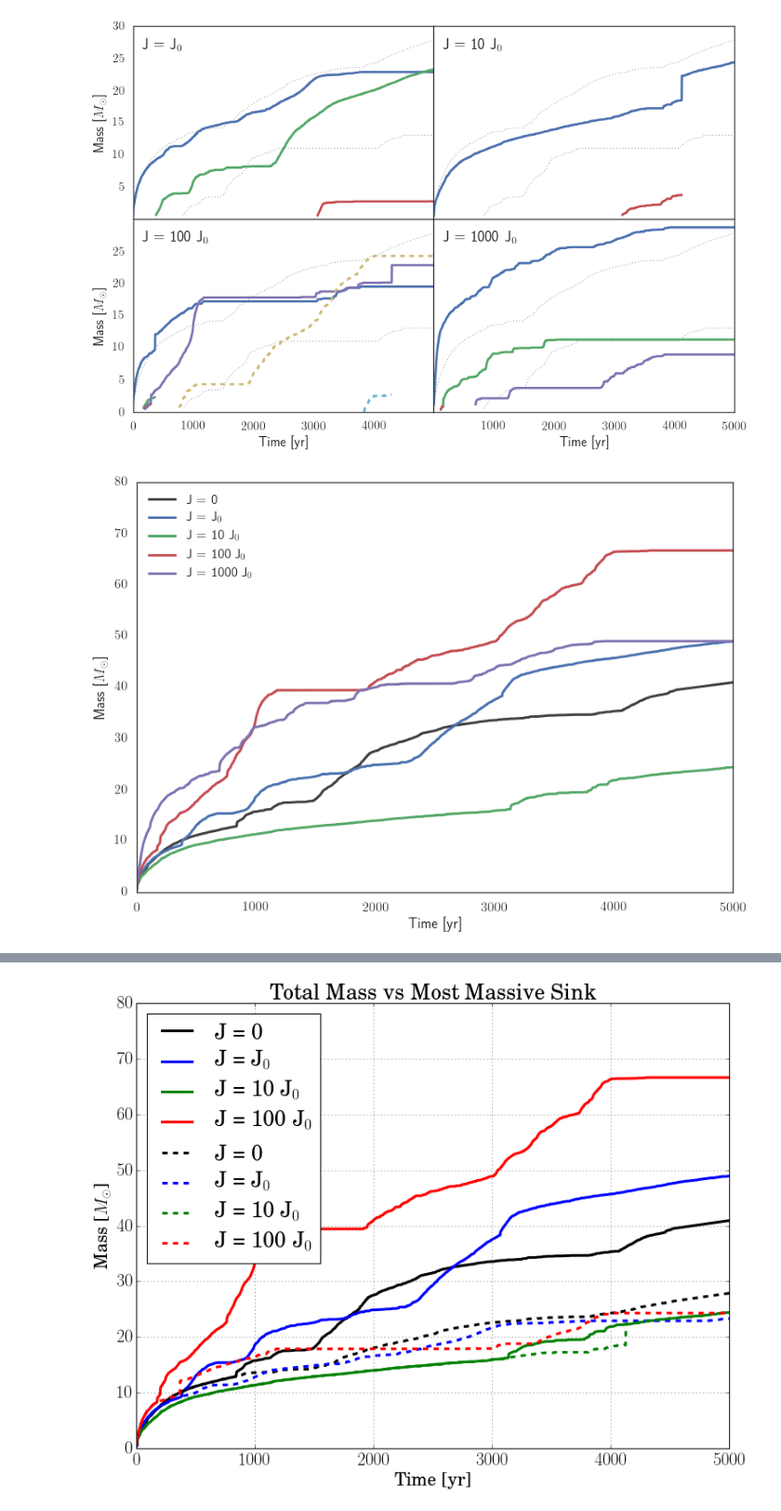
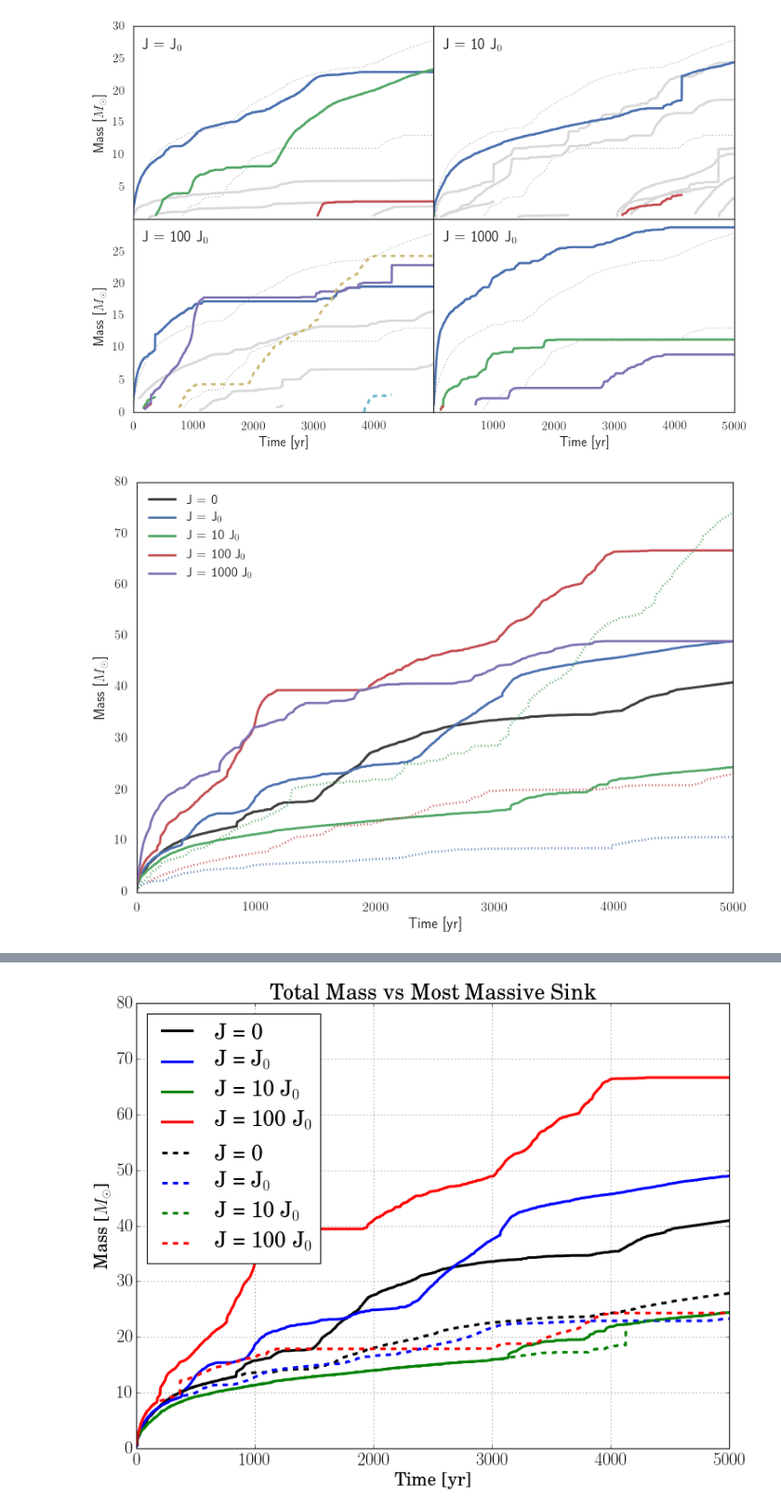
Before and after one commit to hummel/xray_notebooks, a Jupyter notebook: Sinks-tau.ipynb, the cells around one changed output, grey strips where cells are left out. Shown: that part at 93% size. Cells and saved outputs as stored; diff of their text form; code cells hidden in the pictures.

Commit message:
Plot shielded and unshielded sinks on same plot.

```diff
--- a/Sinks-tau.ipynb
+++ b/Sinks-tau.ipynb
@@ -33,6 +36,9 @@ data0 = sinkdata['xr_tau_J0']
 data1 = sinkdata['xr_tau_J1']
 data2 = sinkdata['xr_tau_J2']
 data3 = sinkdata['xr_tau_J3']
+data4 = sinkdata['XR_sfr_1e-1']
+data5 = sinkdata['XR_sfr_1e-2']
+data6 = sinkdata['XR_sfr_1e-3']
 # %%
 sinkdata
 # %% [output]
@@ -60,6 +66,9 @@ sinks0 = data0.set_index('time')
 sinks1 = data1.set_index('time')
 sinks2 = data2.set_index('time')
 sinks3 = data3.set_index('time')
+sinks4 = data4.set_index('time')
+sinks5 = data5.set_index('time')
+sinks6 = data6.set_index('time')
 # %%
 fig = plt.figure(2, figsize=(12,8))
 ax0 = fig.add_subplot(221)
@@ -70,12 +79,17 @@ ax3 = fig.add_subplot(224)
 slw = 3
 sls = ['-', '--']
 
-for i, (ax, sinkset) in enumerate([(ax0,sinks0), (ax1,sinks1), (ax2,sinks2), (ax3,sinks3)]):
+for i, (ax, shielded, unshielded) in enumerate([(ax0,sinks0, sinks4), (ax1,sinks1, sinks5),
+                                                (ax2,sinks2, sinks6), (ax3,sinks3, None)]):
     for sinkID in sinksV.ID.unique():
         growth = sinksV[sinksV.ID == sinkID]['mass']
-        ax = growth.plot(ax=ax, grid=False, lw=1, ls=':', color='grey')
-    for j,sinkID in enumerate(sinkset.ID.unique()):
-        growth = sinkset[sinkset.ID == sinkID]['mass']
+        ax = growth.plot(ax=ax, grid=False, lw=1, ls=':', color='.5')
+    if unshielded is not None:
+        for j,sinkID in enumerate(unshielded.ID.unique()):
+            growth = unshielded[unshielded.ID == sinkID]['mass']
+            ax = growth.plot(ax=ax, grid=False, lw=3, color='.85')
+    for j,sinkID in enumerate(shielded.ID.unique()):
+        growth = shielded[shielded.ID == sinkID]['mass']
         ax = growth.plot(ax=ax, grid=False, lw=3, ls=sls[j/4])
     ax.text(.03,.93, simname[name[i+1]], ha='left', va='top', size=20, transform=ax.transAxes)
 
@@ -104,29 +118,32 @@ fig.savefig('figures/sinks/sink_masses.png', bbox_inches='tight')
 [figure]
 # %%
 total_mass = []
-for i,data in enumerate([dataV, data0, data1, data2, data3]):
+for i,data in enumerate([dataV, data0, data1, data2, data3, data4, data5, data6]):
     mtot = data[['time','mass']].groupby('time').sum()
-    mtot.rename(columns = {'mass':simname[name[i]]}, inplace=True)
+    mtot.rename(columns = {'mass':name[i]}, inplace=True)
     total_mass.append(mtot)
 # %%
 slw = 3
-count = 0
-plt.figure()
-ax = gca()
-total_mass[0].plot(ax=ax, grid=False, lw=slw, color='.25')
-for mtot in total_mass[1:]:
-    mtot.plot(ax=ax, grid=False, lw=slw)
+with sns.color_palette(n_colors=4):
+    fig, ax = plt.subplots()
+df = total_mass[0]
+ax.plot(df.index, df.vanilla, label=simname['vanilla'], lw=slw, color='.25')
+for i,df in enumerate(total_mass[1:5]):
+    ax.plot(df.index, df[name[i+1]], label=simname[name[i+1]])
+for i,df in enumerate(total_mass[5:]):
+    ax.plot(df.index, df[name[i+5]], ls=':')
+
 
 
 leg = plt.legend(loc=0)
 plt.xlim(0,5000)
 plt.ylim(0,80)
 #plt.ylim(1,100); plt.semilogy()
 
 plt.ylabel('Mass [$M_{\odot}$]')
 plt.xlabel('Time [yr]')
 plt.savefig('figures/sinks/total_sink_mass.png', bbox_inches='tight')
 # %% [output]
-[figure, old version]
+[figure, new version]
 # %%
 most_massive_sink = []
```
Also changed, not shown: parts of 4 cells of this notebook.
